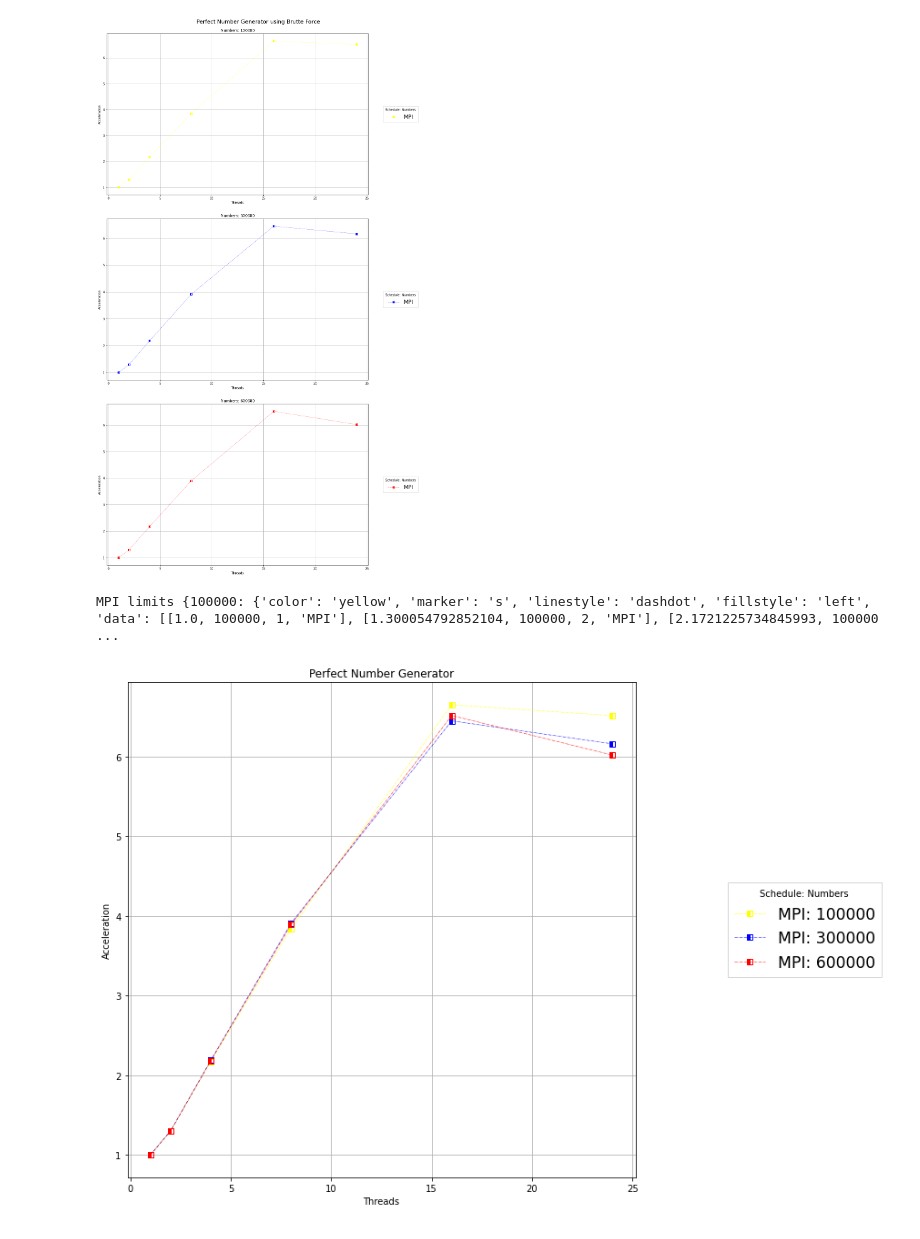
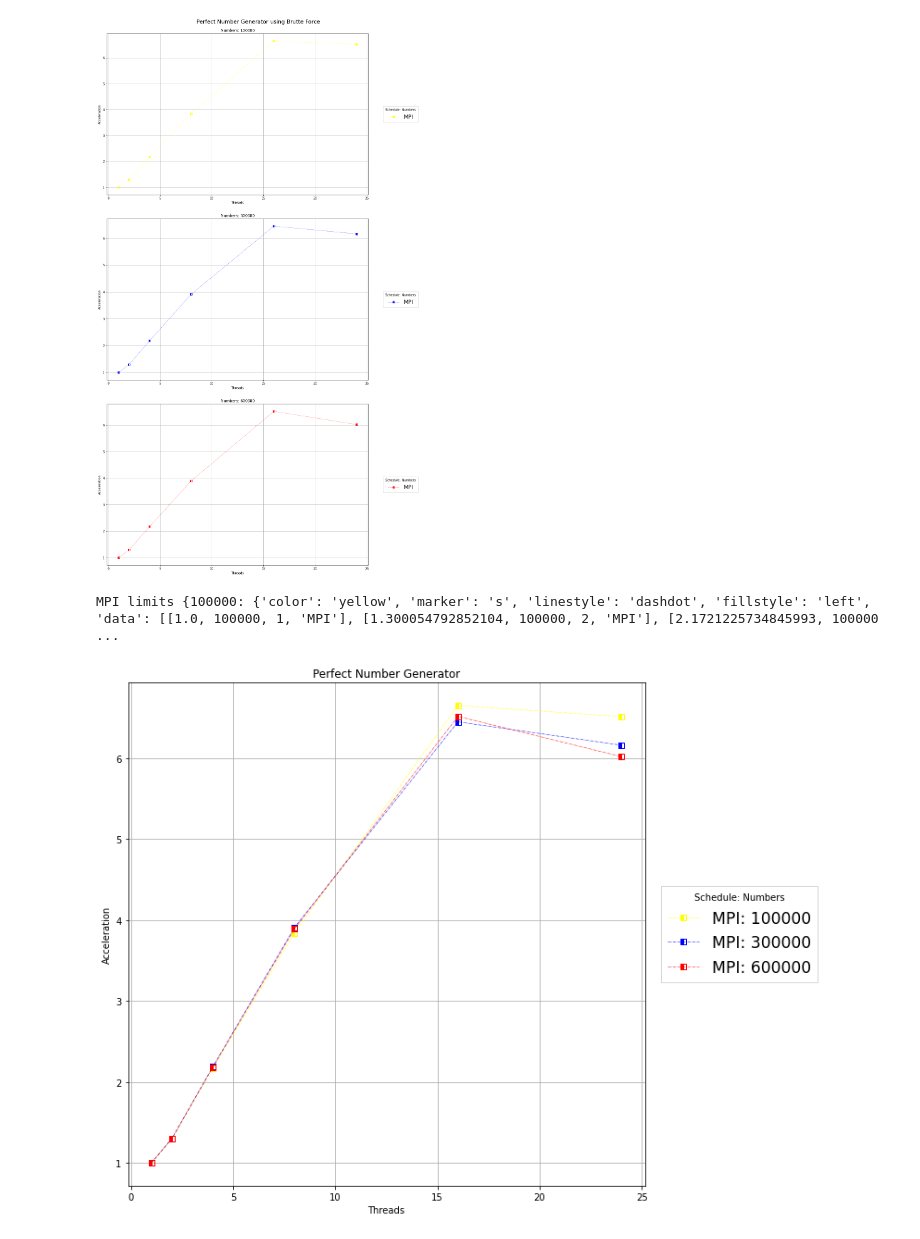
Before and after one commit to RafilxTenfen/master, a Jupyter notebook: PPA/perfect_number/plot_graph_mpi.py_mpi.ipynb, the cells around one changed output. Cells and saved outputs as stored; diff of their text form; code cells hidden in the pictures.

```diff
--- a/PPA/perfect_number/plot_graph_mpi.py_mpi.ipynb
+++ b/PPA/perfect_number/plot_graph_mpi.py_mpi.ipynb
@@ -251,32 +251,32 @@ for schedule in dict_schedule:
 #         ax.set(xlabel='Threads', ylabel='Acceleration', title="Numbers: " + str(limit))
 #         ax.legend(bbox_to_anchor=(1.2, 0.5), title="Schedule: Numbers",
 #                   loc='center right', fancybox=False,
 #                   fontsize='xx-large')
 #         ax.yscale('linear')
 #         ax.label_outer()
 
 plt.ylabel('Acceleration')
 plt.xlabel('Threads')
 # plt.gca().invert_yaxis()
 
 # fig.tight_layout(pad=3.0)
 # plt.ylim(0, 1)
 # plt.axis([0, 6, 0, 30])
 # plt.figure(figsize=(9, 3))
 # red_patch = mpatches.Patch(color='red', label='The red data')
 
 
-plt.legend(bbox_to_anchor=(1.5, 0.5), title="Schedule: Numbers",
+plt.legend(bbox_to_anchor=(1.35, 0.5), title="Schedule: Numbers",
            loc='center right', fancybox=False,
            fontsize='xx-large')
 plt.title("Perfect Number Generator")
 fig.suptitle("Perfect Number Generator using Brutte Force", fontsize='xx-large', y=1)
 plt.grid(True)
 plt.ion()
 
 # plt.axes_size.Fized(4)
 # plt.subplot(211)
 plt.show()
 # %% [output]
 MPI limits {100000: {'color': 'yellow', 'marker': 's', 'linestyle': 'dashdot', 'fillstyle': 'left', 'data': [[1.0, 100000, 1, 'MPI'], [1.300054792852104, 100000, 2, 'MPI'], [2.1721225734845993, 100000 ...
-[figure, old version]
+[figure, new version]
```
Also changed, not shown: 19 other files.
